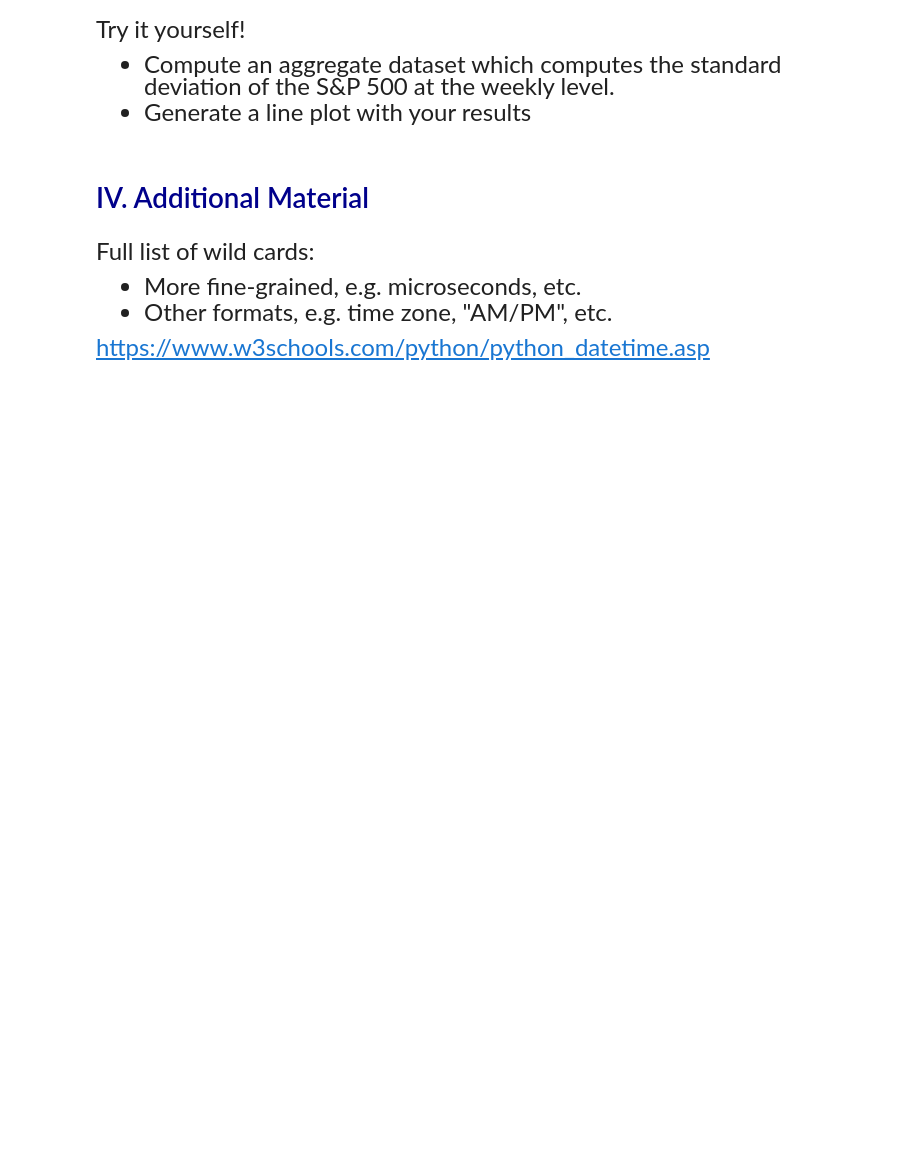
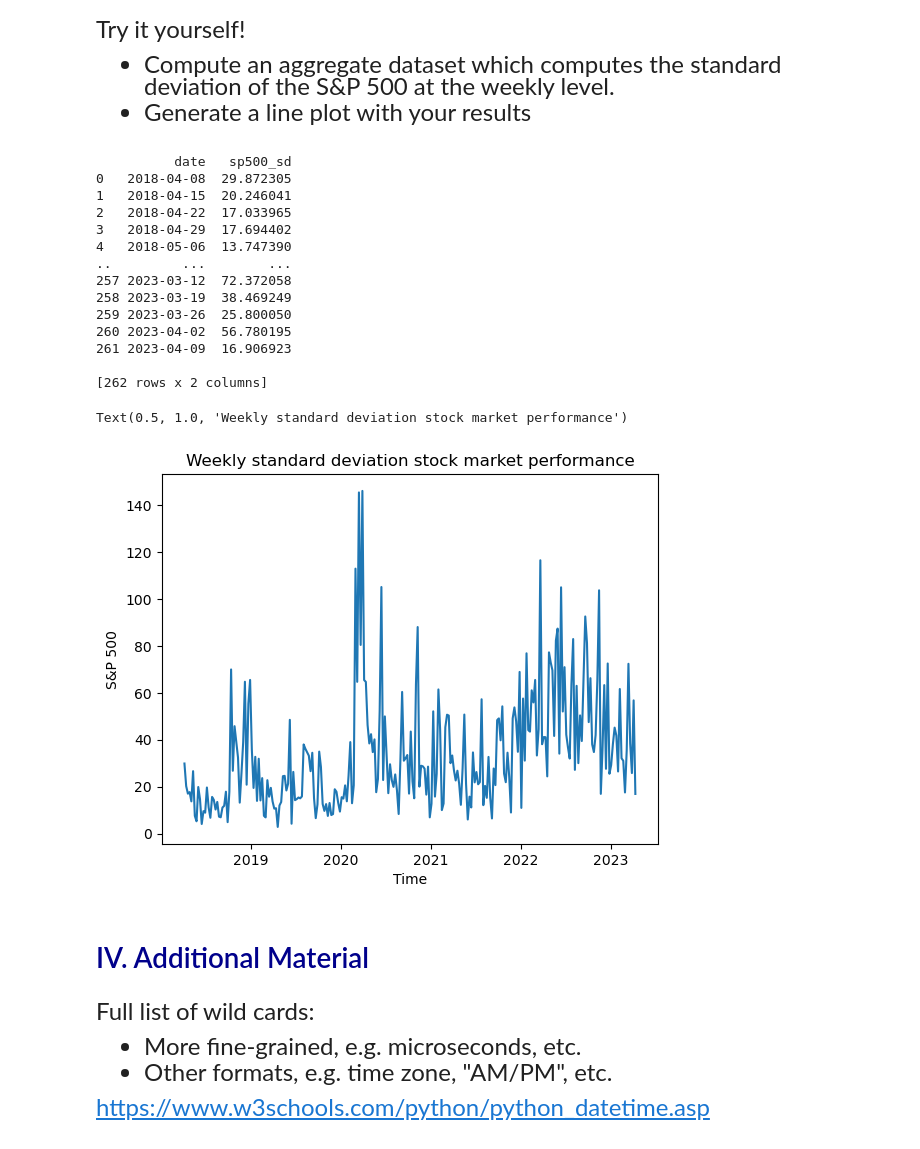
Before and after one commit to joyxqu/qtm151spring2025, a Jupyter notebook: lecture_16/lecture_16.ipynb, the cells around one changed output. Drawn from its saved outputs; the diff is of its cells as text; code cells hidden in the pictures; blank space fills up the shorter version.

````diff
--- a/lecture_16/lecture_16.ipynb
+++ b/lecture_16/lecture_16.ipynb
@@ -144,3 +180,5 @@ Try it yourself!
 $\quad$ ```Monday, December 31, 2023 ```
 # %%
 # Write your own code
+financial['date_test']=  financial["date"].dt.strftime("%A, %B %d, %Y")
+financial['date_test']
@@ -214,3 +284,5 @@ HINT: Refer to the table of wildcards <br>
  in the previous section
 # %%
 # Write your own code
+financial['date_ex3_dt'] = pd.to_datetime(financial["date_ex3"], format = "%d-%b-%y")
+financial['date_ex3_dt']
@@ -229,3 +312,33 @@ deviation of the S&P 500 at the weekly level.
+# %%
+# Write your own code
+weekly_config = pd.Grouper(key='date', freq='w')
+weeklydata = (financial
+               .groupby(weekly_config)
+               .agg(sp500_sd = ("sp500","std"))
+               .reset_index())
+print(weeklydata)
+plt.plot("date","sp500_sd",
+          data = weeklydata)
+plt.xlabel("Time")
+plt.ylabel("S&P 500")
+plt.title("Weekly standard deviation stock market performance")
+# %% [output]
+          date   sp500_sd
+0   2018-04-08  29.872305
+1   2018-04-15  20.246041
+2   2018-04-22  17.033965
+3   2018-04-29  17.694402
+4   2018-05-06  13.747390
+..         ...        ...
+257 2023-03-12  72.372058
+258 2023-03-19  38.469249
+259 2023-03-26  25.800050
+260 2023-04-02  56.780195
+261 2023-04-09  16.906923
+
+[262 rows x 2 columns]
+Text(0.5, 1.0, 'Weekly standard deviation stock market performance')
+[figure, added]
 # %% [markdown]
 # <span style="color:darkblue"> IV. Additional Material </span>
 # %% [markdown]
````
Also changed, not shown: parts of 12 cells of this notebook.
